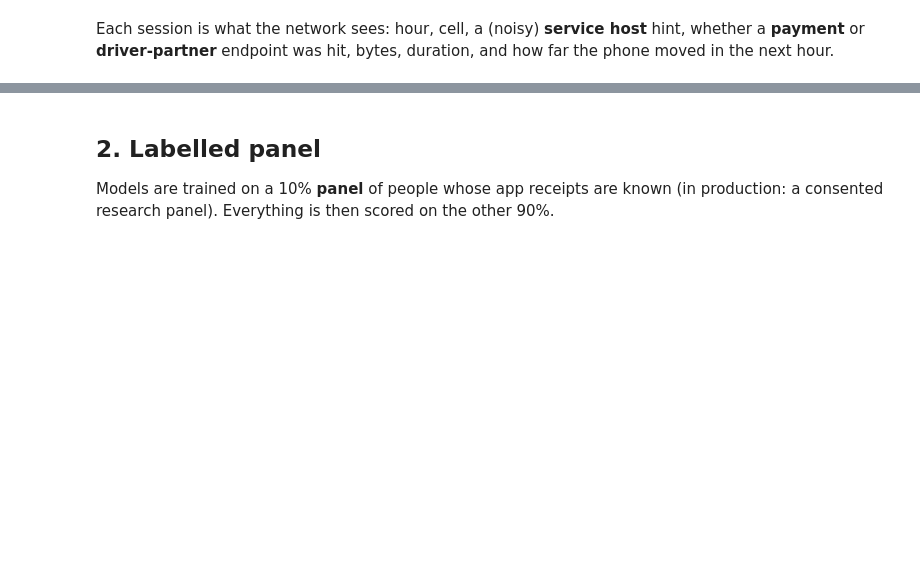
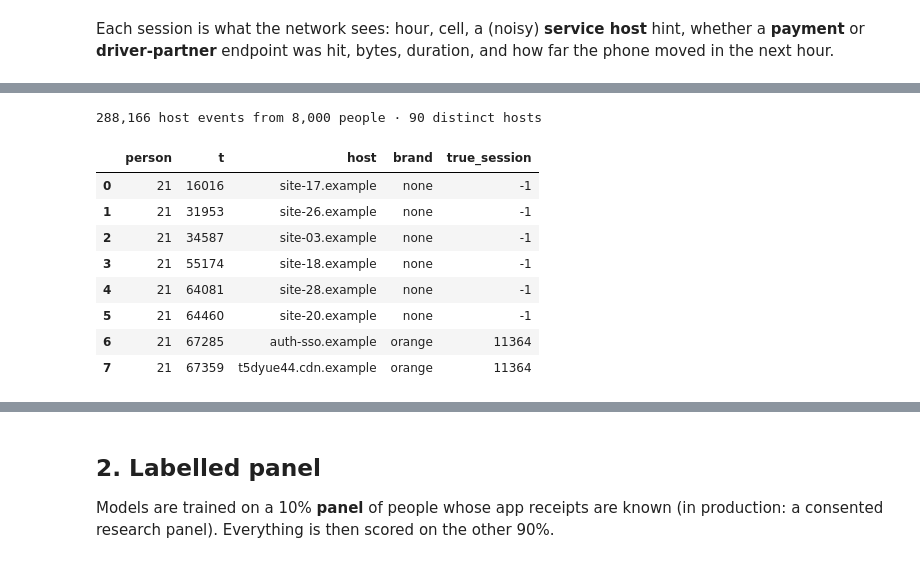
Before and after one commit to dhaneswaramandrasa/omni-market-intelligence, a Jupyter notebook: notebooks/omni_market_intelligence.ipynb, the cells around one changed output, grey strips where cells are left out. Drawn from its saved outputs; the diff is of its cells as text; code cells hidden in the pictures; blank space fills up the shorter version.

```diff
--- a/notebooks/omni_market_intelligence.ipynb
+++ b/notebooks/omni_market_intelligence.ipynb
@@ -39,0 +47,17 @@ Each session is what the network sees: hour, cell, a (noisy) **service host** hi
+# %%
+from omni import sessionize as z
+catalog = z.host_catalog(BRANDS)
+events, ev_sessions = z.raw_events(sessions, catalog, n_people=8000)
+print(f'{len(events):,} host events from {events.person.nunique():,} people · {events.host.nunique()} distinct hosts')
+events.head(8)
+# %% [output]
+288,166 host events from 8,000 people · 90 distinct hosts
+|  | person | t | host | brand | true_session |
+| 0 | 21 | 16016 | site-17.example | none | -1 |
+| 1 | 21 | 31953 | site-26.example | none | -1 |
+| 2 | 21 | 34587 | site-03.example | none | -1 |
+| 3 | 21 | 55174 | site-18.example | none | -1 |
+| 4 | 21 | 64081 | site-28.example | none | -1 |
+| 5 | 21 | 64460 | site-20.example | none | -1 |
+| 6 | 21 | 67285 | auth-sso.example | orange | 11364 |
+| 7 | 21 | 67359 | t5dyue44.cdn.example | orange | 11364 |
```
Also changed, not shown: parts of 6 cells of this notebook, 12 other files.
